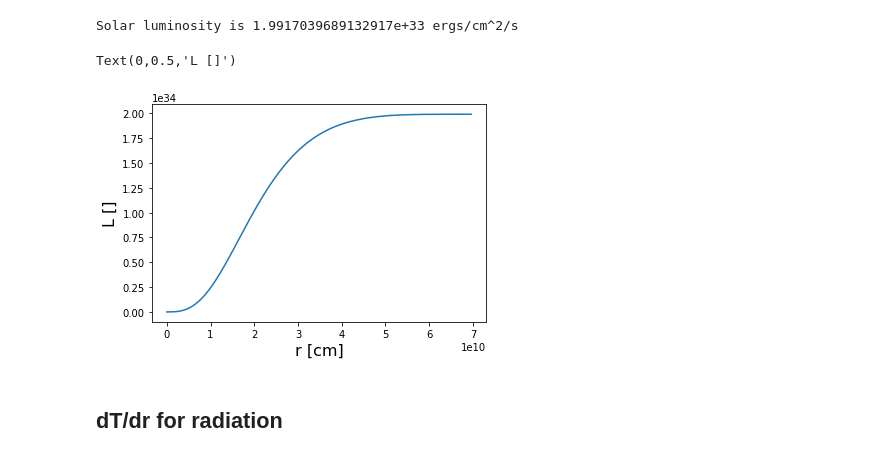
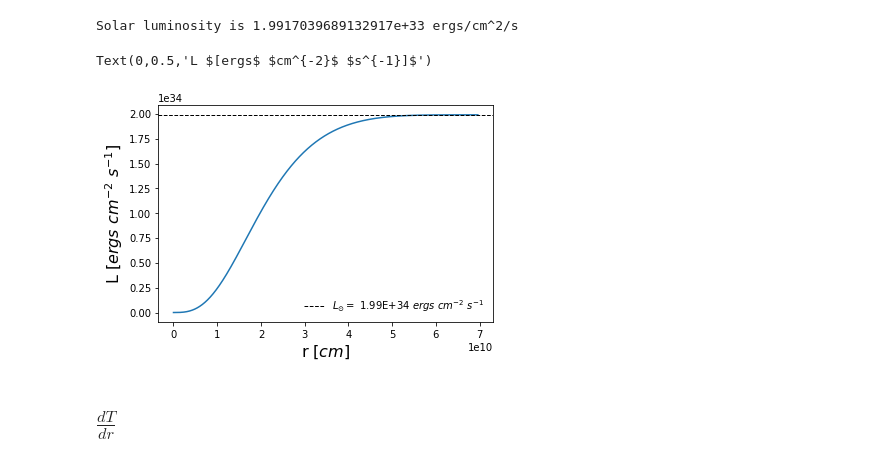
Before and after one commit to angelsmreyes/ISYA_2018_PolytropicModel, a Jupyter notebook: Polytropes.ipynb, the cells around one changed output. Drawn from its saved outputs; the diff is of its cells as text; code cells hidden in the pictures.

Commit message:
4th version
Graphics are improved
Still missing the transport equations

```diff
--- a/Polytropes.ipynb
+++ b/Polytropes.ipynb
@@ -249,13 +259,15 @@ print("Solar luminosity is %s ergs/cm^2/s" %L_r[-1])
 Solar luminosity is 1.9917039689132917e+33 ergs/cm^2/s
 # %%
 plt.plot(r[:],L_r[:-1])
-plt.xlabel('r [cm]',fontsize=16)
-plt.ylabel('L []',fontsize=16)
+plt.axhline(y= L_r[-2], color = 'k', lw = 1, linestyle = 'dashed', label = r'$L_{\odot} = $ %.2E $ergs$ $cm^{-2}$ $s^{-1}$' %L_r[-2])
+plt.legend(frameon=False)
+plt.xlabel(r'r $[cm]$',fontsize=16)
+plt.ylabel(r'L $[ergs$ $cm^{-2}$ $s^{-1}]$',fontsize=16)
 # %% [output]
-Text(0,0.5,'L []')
+Text(0,0.5,'L $[ergs$ $cm^{-2}$ $s^{-1}]$')
-[figure, old version]
+[figure, new version]
 # %% [markdown]
-## dT/dr for radiation
+## $\frac{dT}{dr}$
 # %%
 dT = [0,0]
 
```
Also changed, not shown: parts of 10 cells of this notebook.
